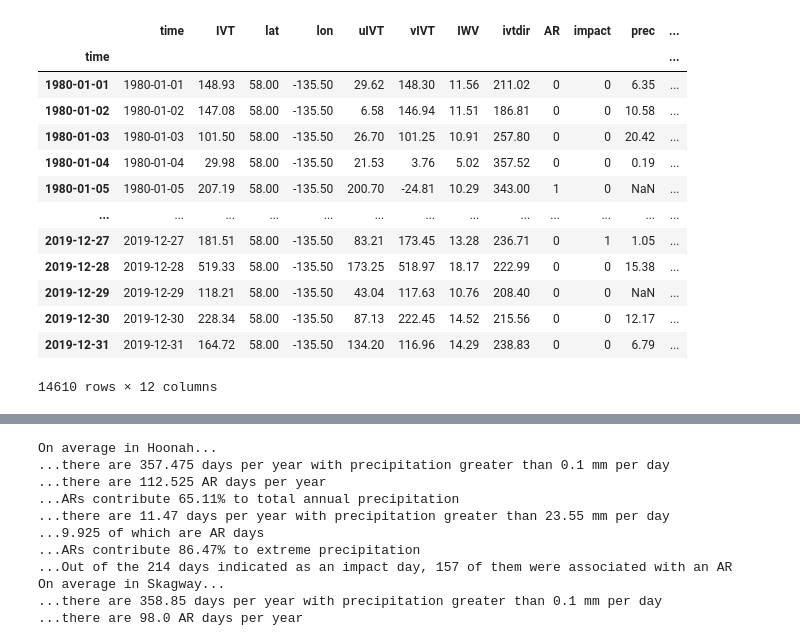
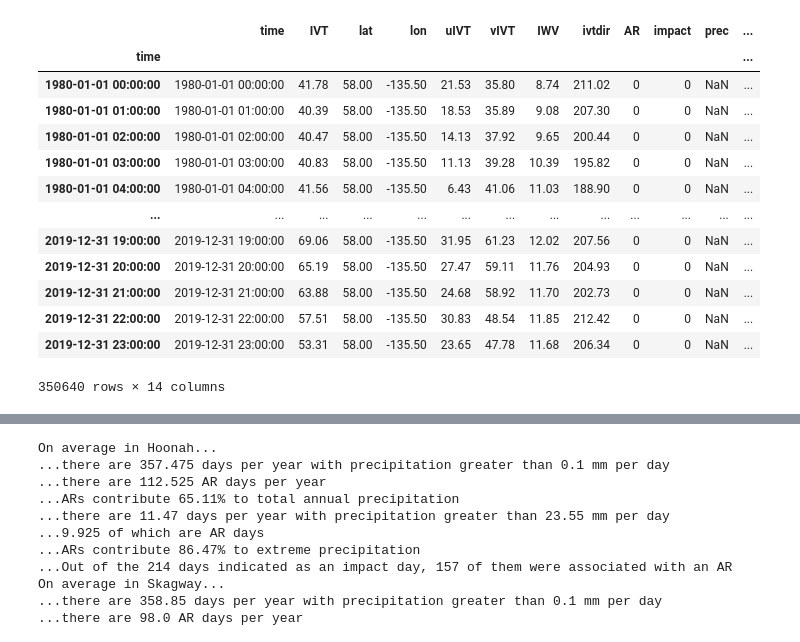
Before and after one commit to dlnash/SEAK_climatology, a Jupyter notebook: analysis/windrose_scatter.ipynb, the cells around one changed output, grey strips where cells are left out. Drawn from its saved outputs; the diff is of its cells as text; code cells hidden in the pictures.

```diff
--- a/analysis/windrose_scatter.ipynb
+++ b/analysis/windrose_scatter.ipynb
@@ -48,7 +48,7 @@ path_to_figs = '../figs/'      # figures
 ## open precipitation and ivt dfs
 ## append precip to each community IVT df
 option = 'a'
-temporal_res = 'daily'
+temporal_res = 'hourly'
 community_lst = ['Hoonah', 'Skagway', 'Klukwan', 'Yakutat', 'Craig', 'Kasaan']
 
 # open precipitation data
@@ -59,6 +59,8 @@ prec_df = prec_df.replace(0, np.NaN) # replace any instance of zero with nan to
 # open IVT data
 df_lst = []
 prec_clim_lst = []
+percentile_lst_ivt = []
+percentile_lst_prec = []
 for i, community in enumerate(community_lst):
     fname = path_to_out + 'IVT_ERA5_{0}.csv'.format(community)
     ivt_df = pd.read_csv(fname)
@@ -81,42 +83,49 @@ for i, community in enumerate(community_lst):
     ## append AR data
     fname = path_to_out + 'SEAK_ardates_{0}.csv'.format(temporal_res)
     ar_df = pd.read_csv(fname) # read in AR dates
 
     # append AR dates to current df
     ivt_df['AR'] = ar_df.AR
 
     ## append impact data
     fname = path_to_out + 'SEAK_impactdates_{0}.csv'.format(temporal_res)
     impact_df = pd.read_csv(fname) # read in impact dates
     # append impact dates to current df
     ivt_df['impact'] = impact_df.IMPACT
 
     # ## append community precipitation data
     ivt_df['prec'] = prec_df[community]
 
     # reset the index as "time"
     ivt_df = ivt_df.set_index(pd.to_datetime(ivt_df['time']))
 
     # create day of year column
     ivt_df['day_of_year'] = ivt_df.index.dayofyear
 
+    # calculate percentile rank for IVT and prec
+    ivt_df['prec_{0}'.format(community)] = ivt_df['prec'].rank(pct=True)
+    percentile_lst_prec.append(ivt_df['prec_{0}'.format(community)])
+    ivt_df['ivt_{0}'.format(community)] = ivt_df['IVT'].rank(pct=True)
+    percentile_lst_ivt.append(ivt_df['ivt_{0}'.format(community)])
+
+
     prec_clim = ivt_df.groupby(['day_of_year'])['prec'].mean()
     prec_clim_lst.append(prec_clim)
     df_lst.append(ivt_df)
 
 df_lst[0]
 # %% [output]
 |  | time | IVT | lat | lon | uIVT | vIVT | IWV | ivtdir | AR | impact | prec | ... |
 | time |  |  |  |  |  |  |  |  |  |  |  | ... |
-| 1980-01-01 | 1980-01-01 | 148.93 | 58.00 | -135.50 | 29.62 | 148.30 | 11.56 | 211.02 | 0 | 0 | 6.35 | ... |
-| 1980-01-02 | 1980-01-02 | 147.08 | 58.00 | -135.50 | 6.58 | 146.94 | 11.51 | 186.81 | 0 | 0 | 10.58 | ... |
-| 1980-01-03 | 1980-01-03 | 101.50 | 58.00 | -135.50 | 26.70 | 101.25 | 10.91 | 257.80 | 0 | 0 | 20.42 | ... |
-| 1980-01-04 | 1980-01-04 | 29.98 | 58.00 | -135.50 | 21.53 | 3.76 | 5.02 | 357.52 | 0 | 0 | 0.19 | ... |
-| 1980-01-05 | 1980-01-05 | 207.19 | 58.00 | -135.50 | 200.70 | -24.81 | 10.29 | 343.00 | 1 | 0 | NaN | ... |
+| 1980-01-01 00:00:00 | 1980-01-01 00:00:00 | 41.78 | 58.00 | -135.50 | 21.53 | 35.80 | 8.74 | 211.02 | 0 | 0 | NaN | ... |
+| 1980-01-01 01:00:00 | 1980-01-01 01:00:00 | 40.39 | 58.00 | -135.50 | 18.53 | 35.89 | 9.08 | 207.30 | 0 | 0 | NaN | ... |
+| 1980-01-01 02:00:00 | 1980-01-01 02:00:00 | 40.47 | 58.00 | -135.50 | 14.13 | 37.92 | 9.65 | 200.44 | 0 | 0 | NaN | ... |
+| 1980-01-01 03:00:00 | 1980-01-01 03:00:00 | 40.83 | 58.00 | -135.50 | 11.13 | 39.28 | 10.39 | 195.82 | 0 | 0 | NaN | ... |
+| 1980-01-01 04:00:00 | 1980-01-01 04:00:00 | 41.56 | 58.00 | -135.50 | 6.43 | 41.06 | 11.03 | 188.90 | 0 | 0 | NaN | ... |
 | ... | ... | ... | ... | ... | ... | ... | ... | ... | ... | ... | ... | ... |
-| 2019-12-27 | 2019-12-27 | 181.51 | 58.00 | -135.50 | 83.21 | 173.45 | 13.28 | 236.71 | 0 | 1 | 1.05 | ... |
-| 2019-12-28 | 2019-12-28 | 519.33 | 58.00 | -135.50 | 173.25 | 518.97 | 18.17 | 222.99 | 0 | 0 | 15.38 | ... |
-| 2019-12-29 | 2019-12-29 | 118.21 | 58.00 | -135.50 | 43.04 | 117.63 | 10.76 | 208.40 | 0 | 0 | NaN | ... |
-| 2019-12-30 | 2019-12-30 | 228.34 | 58.00 | -135.50 | 87.13 | 222.45 | 14.52 | 215.56 | 0 | 0 | 12.17 | ... |
-| 2019-12-31 | 2019-12-31 | 164.72 | 58.00 | -135.50 | 134.20 | 116.96 | 14.29 | 238.83 | 0 | 0 | 6.79 | ... |
+| 2019-12-31 19:00:00 | 2019-12-31 19:00:00 | 69.06 | 58.00 | -135.50 | 31.95 | 61.23 | 12.02 | 207.56 | 0 | 0 | NaN | ... |
+| 2019-12-31 20:00:00 | 2019-12-31 20:00:00 | 65.19 | 58.00 | -135.50 | 27.47 | 59.11 | 11.76 | 204.93 | 0 | 0 | NaN | ... |
+| 2019-12-31 21:00:00 | 2019-12-31 21:00:00 | 63.88 | 58.00 | -135.50 | 24.68 | 58.92 | 11.70 | 202.73 | 0 | 0 | NaN | ... |
+| 2019-12-31 22:00:00 | 2019-12-31 22:00:00 | 57.51 | 58.00 | -135.50 | 30.83 | 48.54 | 11.85 | 212.42 | 0 | 0 | NaN | ... |
+| 2019-12-31 23:00:00 | 2019-12-31 23:00:00 | 53.31 | 58.00 | -135.50 | 23.65 | 47.78 | 11.68 | 206.34 | 0 | 0 | NaN | ... |
-14610 rows × 12 columns
+350640 rows × 14 columns
```
Also changed, not shown: parts of 16 cells of this notebook, 5 other files.
